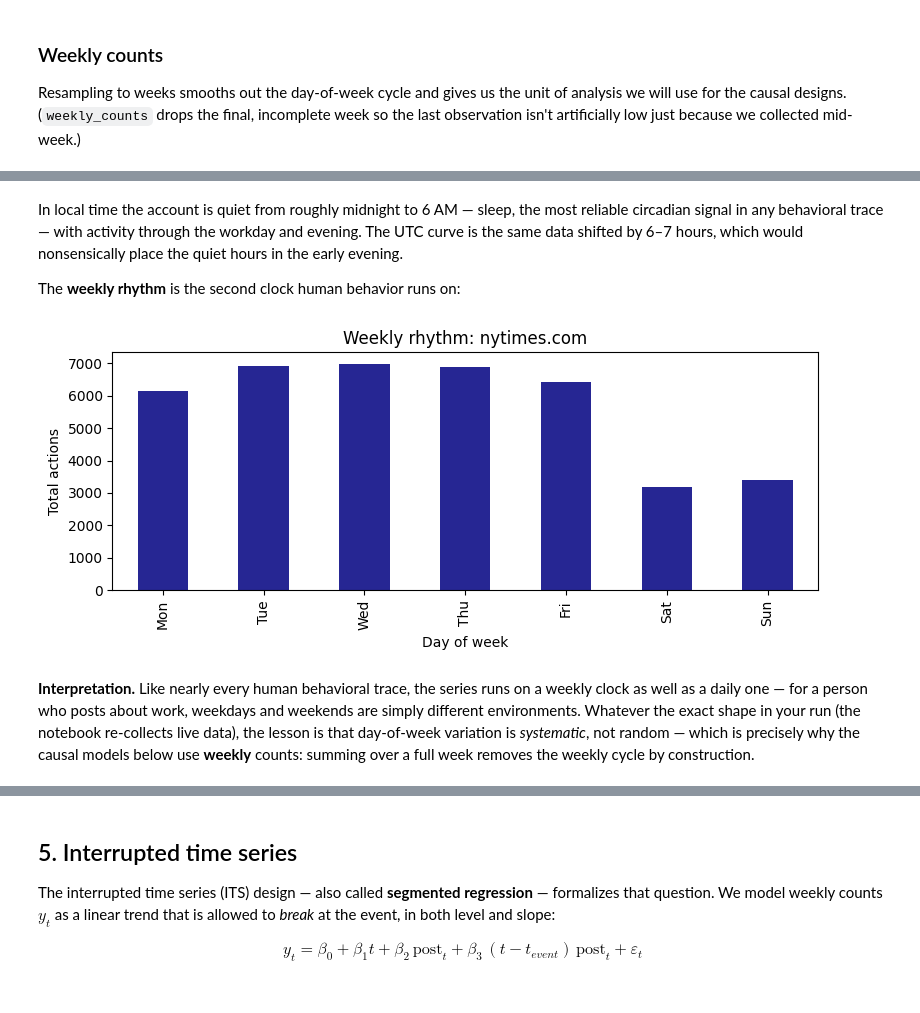
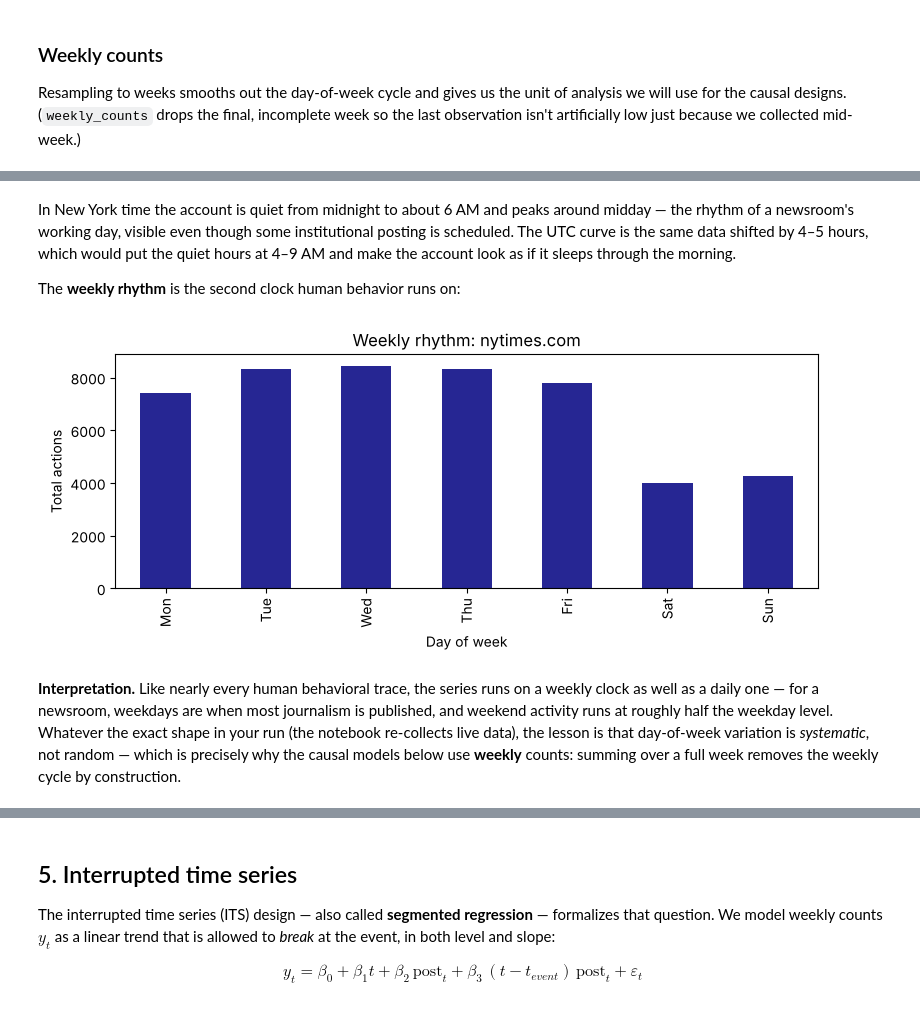
Before and after one commit to brianckeegan/bluesky-datascience, a Jupyter notebook: Notebooks/Part 05 - Time Series and Causal Inference/Part 05 - Time Series and Causal Inference.ipynb, the cells around one changed output, grey strips where cells are left out. Drawn from its saved outputs; the diff is of its cells as text; code cells hidden in the pictures.

```diff
--- a/Notebooks/Part 05 - Time Series and Causal Inference/Part 05 - Time Series and Causal Inference.ipynb
+++ b/Notebooks/Part 05 - Time Series and Causal Inference/Part 05 - Time Series and Causal Inference.ipynb
@@ -120,0 +136,35 @@ bsky.app: 903 actions
+# %%
+if REFRESH:
+    # Reach back a full year before the event, so there is a pre-period to compare against
+    stop_before = pd.Timestamp(EVENT_DATE, tz='UTC') - pd.Timedelta(weeks=52)
+    all_records, collection = [], {}
+    for actor in [TREATED, COMPARISON]:
+        profile = client.get_profile(actor)
+        # Budget: one page per 100 posts, ~25% extra for reposts, plus slack
+        budget = int(np.ceil(profile.posts_count * 1.25 / 100)) + 20
+        records, info = fetch_history(client, actor, max_pages=budget,
+                                      stop_before=stop_before)
+        all_records += records
+        collection[actor] = {**info, 'max_pages': budget, 'n_actions': len(records)}
+        print(f"{actor}: {len(records):,} actions in {info['pages']} requests "
+              f"(stopped: {info['stopped_because']})")
+    save_archive(all_records, ARCHIVE, METADATA, {
+        'collected_at': pd.Timestamp.now(tz='UTC').isoformat(timespec='seconds'),
+        'accounts': {'treated': TREATED, 'comparison': COMPARISON},
+        'event': EVENT_DATE,
+        'stop_before': stop_before.isoformat(),
+        'endpoint': 'app.bsky.feed.getAuthorFeed',
+        'page_size': 100,
+        'columns': ARCHIVE_COLUMNS,
+        'collection': collection,
+    })
+else:
+    print(f'Using the saved archive {ARCHIVE} (set PART05_REFRESH=1 to re-collect).')
+
+with open(METADATA) as f:
+    metadata = json.load(f)
+
+print(f"\nArchive collected {metadata['collected_at']}")
+for actor, info in metadata['collection'].items():
+    print(f"  {actor:<12} {info['n_actions']:>6,} actions  {info['pages']:>4} requests  "
+          f"stopped: {info['stopped_because']}")
@@ -140,6 +194,8 @@ Bluesky timestamps are ISO-8601 strings in **UTC** (the trailing `Z` means "Zulu
 # %%
-treated_posts = history_to_frame(treated_records, tz='America/New_York')
-comparison_posts = history_to_frame(comparison_records, tz='America/New_York')
+archive = load_archive(ARCHIVE, tz=TZ)
+
+treated_posts = archive[archive['actor'] == TREATED]
+comparison_posts = archive[archive['actor'] == COMPARISON]
 
 treated_posts.head()
 # %% [output]
@@ -235,26 +291,26 @@ plt.tight_layout()
 # %% [markdown]
-In local time the account is quiet from roughly midnight to 6 AM — sleep, the most reliable circadian signal in any behavioral trace — with activity through the workday and evening. The UTC curve is the same data shifted by 6–7 hours, which would nonsensically place the quiet hours in the early evening.
+In New York time the account is quiet from midnight to about 6 AM and peaks around midday — the rhythm of a newsroom's working day, visible even though some institutional posting is scheduled. The UTC curve is the same data shifted by 4–5 hours, which would put the quiet hours at 4–9 AM and make the account look as if it sleeps through the morning.
 
 The **weekly rhythm** is the second clock human behavior runs on:
 # %%
 day_names = ['Mon', 'Tue', 'Wed', 'Thu', 'Fri', 'Sat', 'Sun']
 dow_profile = (
-    pd.Series(treated_posts.index.dayofweek)
+    pd.Series(treated_posts.index.day_of_week)
     .value_counts()
     .reindex(range(7), fill_value=0)
 )
 dow_profile.index = day_names
 
 fig, ax = plt.subplots(figsize=(8, 3.5))
 dow_profile.plot.bar(ax=ax, color='navy', alpha=0.85)
 ax.set_xlabel('Day of week')
 ax.set_ylabel('Total actions')
 ax.set_title(f'Weekly rhythm: {TREATED}')
 plt.tight_layout()
 # %% [output]
-[figure, old version]
+[figure, new version]
 # %% [markdown]
-**Interpretation.** Like nearly every human behavioral trace, the series runs on a weekly clock as well as a daily one — for a person who posts about work, weekdays and weekends are simply different environments. Whatever the exact shape in your run (the notebook re-collects live data), the lesson is that day-of-week variation is *systematic*, not random — which is precisely why the causal models below use **weekly** counts: summing over a full week removes the weekly cycle by construction.
+**Interpretation.** Like nearly every human behavioral trace, the series runs on a weekly clock as well as a daily one — for a newsroom, weekdays are when most journalism is published, and weekend activity runs at roughly half the weekday level. Whatever the exact shape in your run (the notebook re-collects live data), the lesson is that day-of-week variation is *systematic*, not random — which is precisely why the causal models below use **weekly** counts: summing over a full week removes the weekly cycle by construction.
 # %% [markdown]
 ### Year-over-year seasonality
 
```
Also changed, not shown: parts of 46 cells of this notebook, 7 other files.
